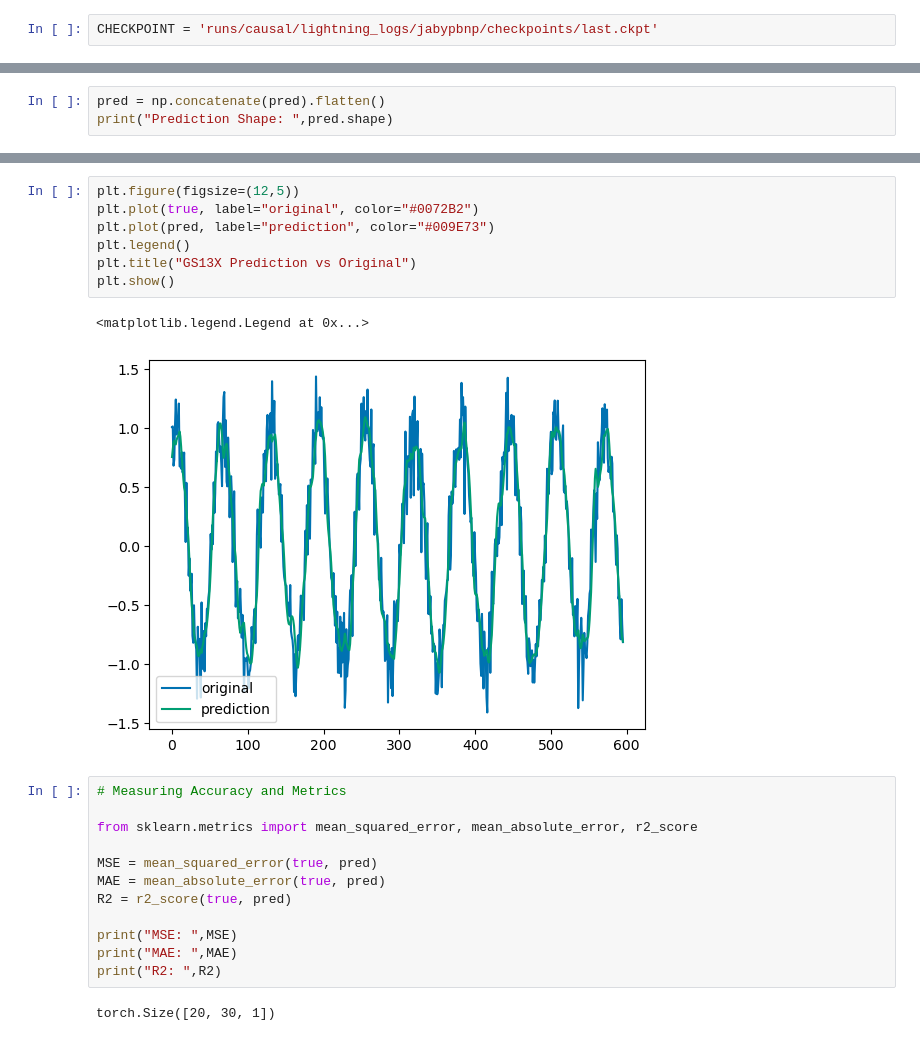
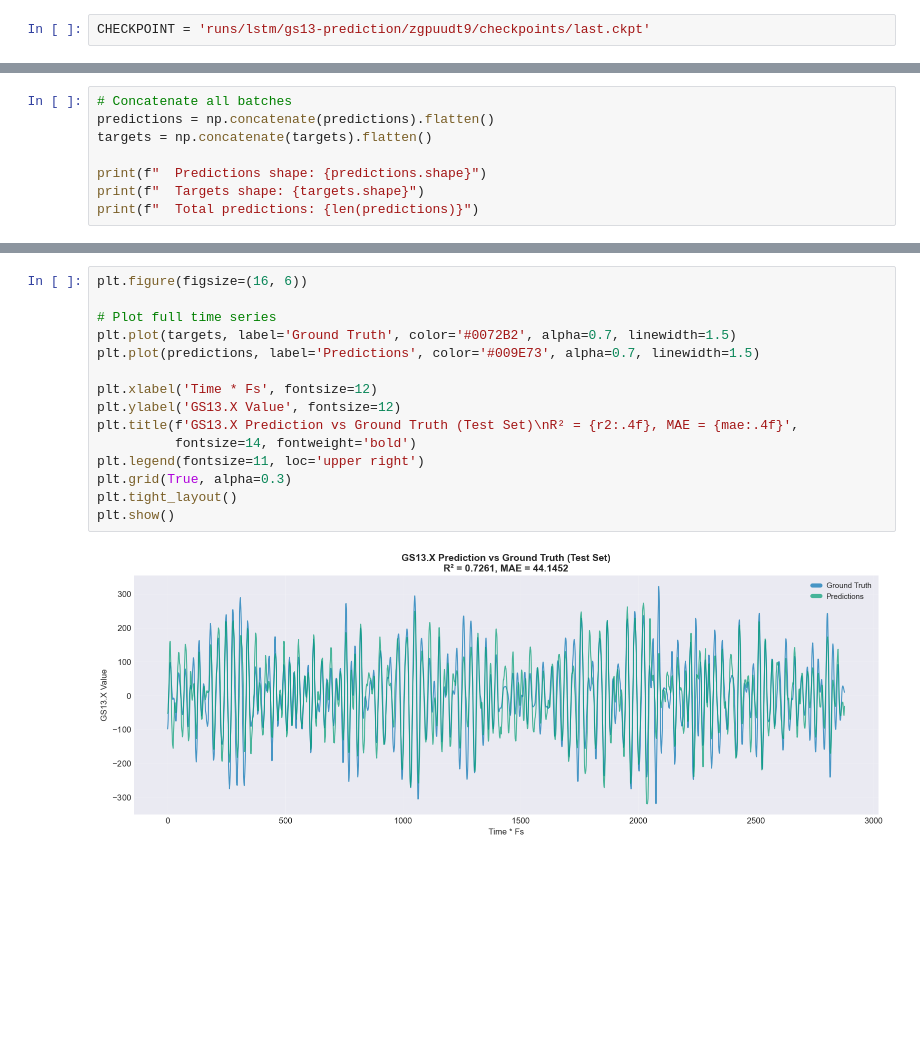
Before and after one commit to chreissel/ML4Seismic, a Jupyter notebook: eval-causal.ipynb, the cells around one changed output, grey strips where cells are left out. Saved outputs shown, nothing was run; the diff lists cells and outputs as text; blank space fills up the shorter version.

Commit message:
Model predicting gs13.x using LSTM

```diff
--- a/eval-causal.ipynb
+++ b/eval-causal.ipynb
@@ -17,3 +27,3 @@ The autoreload extension is already loaded. To reload it, use:
 # %%
-CHECKPOINT = 'runs/causal/lightning_logs/jabypbnp/checkpoints/last.ckpt'
+CHECKPOINT = 'runs/lstm/gs13-prediction/zgpuudt9/checkpoints/last.ckpt'
 # %%
@@ -44,3 +110,8 @@ torch.Size([32, 1])
 # %%
-pred = np.concatenate(pred).flatten()
-print("Prediction Shape: ",pred.shape)
+# Concatenate all batches
+predictions = np.concatenate(predictions).flatten()
+targets = np.concatenate(targets).flatten()
+
+print(f"  Predictions shape: {predictions.shape}")
+print(f"  Targets shape: {targets.shape}")
+print(f"  Total predictions: {len(predictions)}")
@@ -52,24 +153,17 @@ print("True Shape: ",true.shape)
 # %%
-plt.figure(figsize=(12,5))
-plt.plot(true, label="original", color="#0072B2")
-plt.plot(pred, label="prediction", color="#009E73")
-plt.legend()
-plt.title("GS13X Prediction vs Original")
+plt.figure(figsize=(16, 6))
+
+# Plot full time series
+plt.plot(targets, label='Ground Truth', color='#0072B2', alpha=0.7, linewidth=1.5)
+plt.plot(predictions, label='Predictions', color='#009E73', alpha=0.7, linewidth=1.5)
+
+plt.xlabel('Time * Fs', fontsize=12)
+plt.ylabel('GS13.X Value', fontsize=12)
+plt.title(f'GS13.X Prediction vs Ground Truth (Test Set)\nR² = {r2:.4f}, MAE = {mae:.4f}',
+          fontsize=14, fontweight='bold')
+plt.legend(fontsize=11, loc='upper right')
+plt.grid(True, alpha=0.3)
+plt.tight_layout()
 plt.show()
 # %% [output]
-<matplotlib.legend.Legend at 0x...>
-[figure, old version]
+[figure, new version]
-# %%
-# Measuring Accuracy and Metrics
-
-from sklearn.metrics import mean_squared_error, mean_absolute_error, r2_score
-
-MSE = mean_squared_error(true, pred)
-MAE = mean_absolute_error(true, pred)
-R2 = r2_score(true, pred)
-
-print("MSE: ",MSE)
-print("MAE: ",MAE)
-print("R2: ",R2)
-# %% [output]
-torch.Size([20, 30, 1])
```
Also changed, not shown: parts of 7 cells of this notebook, 31 other files.
